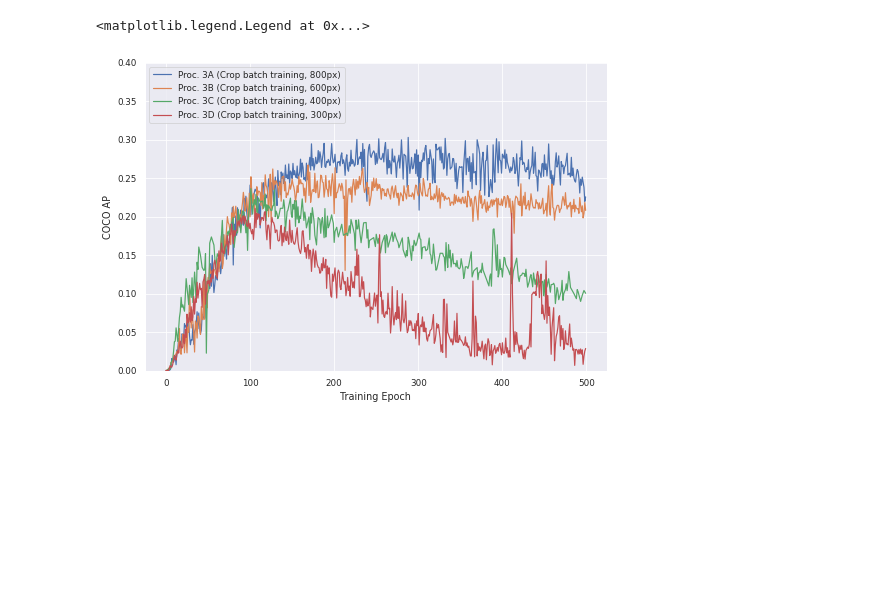
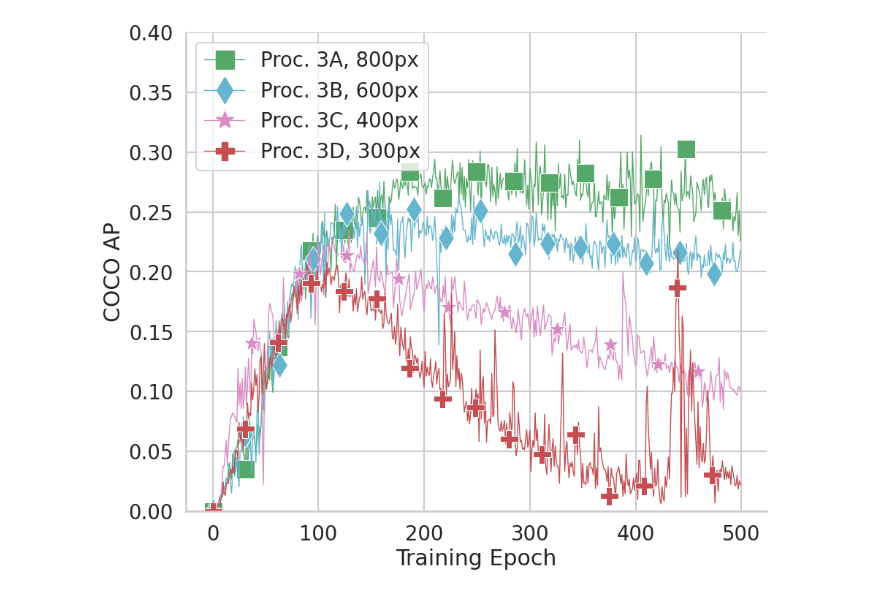
Before and after one commit to florisdf/jpdr, a Jupyter notebook: notebooks/03_training_procedure_experiments/01_procedure_plots.ipynb, the cells around one changed output. Saved outputs shown, nothing was run; the diff lists cells and outputs as text; code cells hidden in the pictures; blank space fills up the shorter version.

```diff
--- a/notebooks/03_training_procedure_experiments/01_procedure_plots.ipynb
+++ b/notebooks/03_training_procedure_experiments/01_procedure_plots.ipynb
@@ -6,9 +6,9 @@ COCO_AP = 'COCO AP'
 COCO_AP_BIN = 'COCO AP (binary clf)'
 RECOG_AP = 'mAP'
 # %%
-PROC_1 = "Proc. 1 (Conventional detector training)"
-PROC_2 = "Proc. 2 (Two-phase training)"
-PROC_3 = "Proc. 3 (Crop batch training)"
+PROC_1 = "Proc. 1"# (Conventional detector training)"
+PROC_2 = "Proc. 2"# (Two-phase training)"
+PROC_3 = "Proc. 3"# (Crop batch training)"
 # %%
 from pathlib import Path
 
@@ -91,10 +91,12 @@ crop_sizes_names = sorted(crop_sizes_names, reverse=True)
 for i, size in enumerate(crop_sizes_names):
     size = int(size)
     char = 'ABCDEFG'[i]
-    new_proc = f'{PROC_3[:7]}{char}{PROC_3[7:-1]}, {size}px)'
+    new_proc = f'{PROC_3[:7]}{char}{PROC_3[7:-1]}, {size}px'
     PROC_3_PROCS.append(new_proc)
     df.loc[(df[PROC] == PROC_3)
         & (df[CROP_SIZE] == size), PROC] = new_proc
+# %%
+fig_path = Path('/home/fdf/femzpool/jpdr_paper/imgs/')
 # %%
 import seaborn as sns
 import matplotlib.pyplot as plt
@@ -116,16 +141,27 @@ plt.legend(loc='upper left')
 # %%
+colors = sns.color_palette()
+proc_3_kwargs = {
+    **size_kwargs,
+    'markers': [
+        's', 'd', '*', 'P'
+    ],
+    'palette': [
+        colors[2], colors[-1], colors[6], colors[3]
+    ]
+}
+
 fig = sns.relplot(
     data=df[df[PROC].isin(PROC_3_PROCS)].sort_values(by=CROP_SIZE, ascending=False),
-    x=EPOCH, y=COCO_AP, hue=PROC, kind='line',
-    ci=None, aspect=3/2,
+    x=EPOCH, y=COCO_AP, hue=PROC, kind='line', style=PROC,
+    ci=None, **proc_3_kwargs
 )
 fig.legend.remove()
 fig.set(ylim=(0, 0.4))
 #fig.set(xlim=(0, 400))
 plt.legend(loc='upper left')
+fig.savefig(fig_path / 'COCO_AP_proc_3_sizes.png')
 # %% [output]
-<matplotlib.legend.Legend at 0x...>
-[figure, old version]
+[figure, new version]
 # %%
 fig = sns.relplot(
     data=df[df[PROC].isin(PROC_3_PROCS)].sort_values(by=CROP_SIZE, ascending=False),
```
Also changed, not shown: parts of 3 cells of this notebook.
